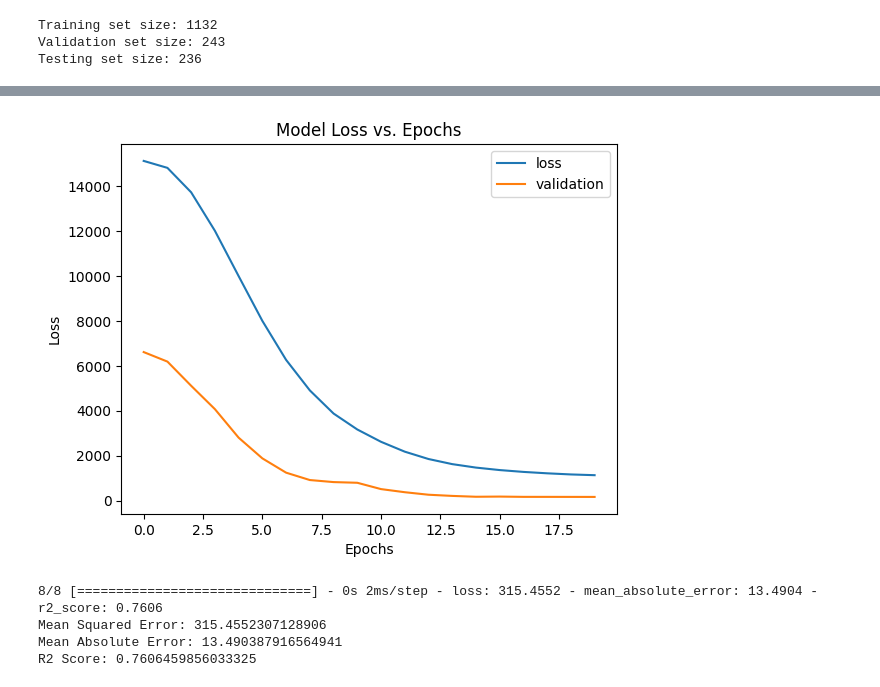
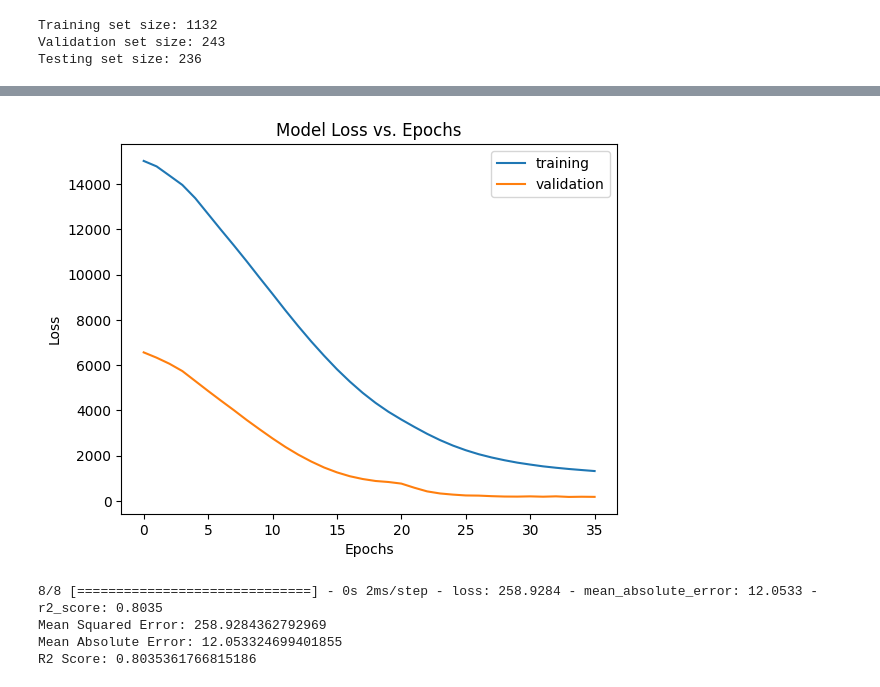
Before and after one commit to Bailey-Ward/Dissertation, a Jupyter notebook: Dissertation.ipynb, the cells around one changed output, grey strips where cells are left out. Cells and saved outputs as stored; diff of their text form; code cells hidden in the pictures.

```diff
--- a/Dissertation.ipynb
+++ b/Dissertation.ipynb
@@ -207,14 +207,15 @@ Validation set size: 243
 Testing set size: 236
 # %%
 # Create and train linear regression model
-model = tf.keras.models.Sequential()
+model = tf.keras.models.Sequential(name='Linear')
 model.add(InputLayer((7,)))
 model.add(tf.keras.layers.Dense(32, activation='relu'))
 model.add(tf.keras.layers.Dense(1, 'linear'))
 
+early_stopping = EarlyStopping(monitor='val_loss', patience=2,mode='min',restore_best_weights=True)
 model.compile(optimizer='Adam', loss=tf.keras.losses.MeanSquaredError(),
                  metrics=[tf.keras.metrics.MeanAbsoluteError(),tf.keras.metrics.R2Score()])
-history = model.fit(X_train, y_train, epochs=10, verbose=0,validation_data=(X_val,y_val))
+history = model.fit(X_train, y_train, epochs=100, verbose=0,validation_data=(X_val,y_val),callbacks=[early_stopping])
 
 # Evaluate the model
 mse, mae, r2_score = model.evaluate(X_test, y_test)
@@ -277,20 +282,20 @@ plt.show()
 # %%
 
 # Create and train TensorFlow LSTM model
-model1 = Sequential()
+model1 = Sequential(name='LSTM')
 model1.add(InputLayer((7, 1)))
 model1.add(LSTM(64))
 model1.add(Dense(8, 'relu'))
 model1.add(Dense(1, 'linear'))
 model1.compile(optimizer='Adam', loss=tf.keras.losses.MeanSquaredError(),
                  metrics=[tf.keras.metrics.MeanAbsoluteError(),tf.keras.metrics.R2Score()])
-history1 = model1.fit(X_train, y_train, epochs=20, verbose=0,validation_data=(X_val, y_val))
+history1 = model1.fit(X_train, y_train, epochs=100, verbose=0,validation_data=(X_val, y_val),callbacks=[early_stopping])
 
 # Evaluate the model
-mae, mse, r2_score = model1.evaluate(X_test, y_test)
-print("Mean Squared Error:", mse)
-print("Mean Absolute Error:", mae)
-print("R2 Score:", r2_score)
+mse1, mae1, r2_score1 = model1.evaluate(X_test, y_test)
+print("Mean Squared Error:", mse1)
+print("Mean Absolute Error:", mae1)
+print("R2 Score:", r2_score1)
 
 # Plot actual vs. predicted values
 # %% [output]
@@ -332,12 +324,12 @@ plt.show()
 # %%
 # loss versus epochs
-plt.plot(history1.history['loss'], label='loss')
+plt.plot(history1.history['loss'], label='training')
 plt.plot(history1.history['val_loss'], label='validation')
 plt.title('Model Loss vs. Epochs')
 plt.xlabel('Epochs')
 plt.ylabel('Loss')
 plt.legend()
 plt.show()
 # %% [output]
-[figure, old version]
+[figure, new version]
 # %%
@@ -350,15 +342,15 @@ model2.add(Dense(1, 'linear'))
 # %%
 model2.compile(optimizer='Adam', loss=tf.keras.losses.MeanSquaredError(),
                  metrics=[tf.keras.metrics.MeanAbsoluteError(),tf.keras.metrics.R2Score()])
-history2 = model2.fit(X_train, y_train, epochs=10, verbose=0,validation_data=(X_val, y_val))
+history2 = model2.fit(X_train, y_train, epochs=100, verbose=0,validation_data=(X_val, y_val),callbacks=[early_stopping])
 
 # Evaluate the model
-mse, mae, r2_score = model2.evaluate(X_test, y_test)
-print("Mean Squared Error:", mse)
-print("Mean Absolute Error:", mae)
-print("R2 Score:", r2_score)
+mse2, mae2, r2_score2 = model2.evaluate(X_test, y_test)
+print("Mean Squared Error:", mse2)
+print("Mean Absolute Error:", mae2)
+print("R2 Score:", r2_score2)
 # %% [output]
-8/8 [==============================] - 0s 2ms/step - loss: 315.4552 - mean_absolute_error: 13.4904 - r2_score: 0.7606
-Mean Squared Error: 315.4552307128906
-Mean Absolute Error: 13.490387916564941
-R2 Score: 0.7606459856033325
+8/8 [==============================] - 0s 2ms/step - loss: 258.9284 - mean_absolute_error: 12.0533 - r2_score: 0.8035
+Mean Squared Error: 258.9284362792969
+Mean Absolute Error: 12.053324699401855
+R2 Score: 0.8035361766815186
```
Also changed, not shown: parts of 23 cells of this notebook.
